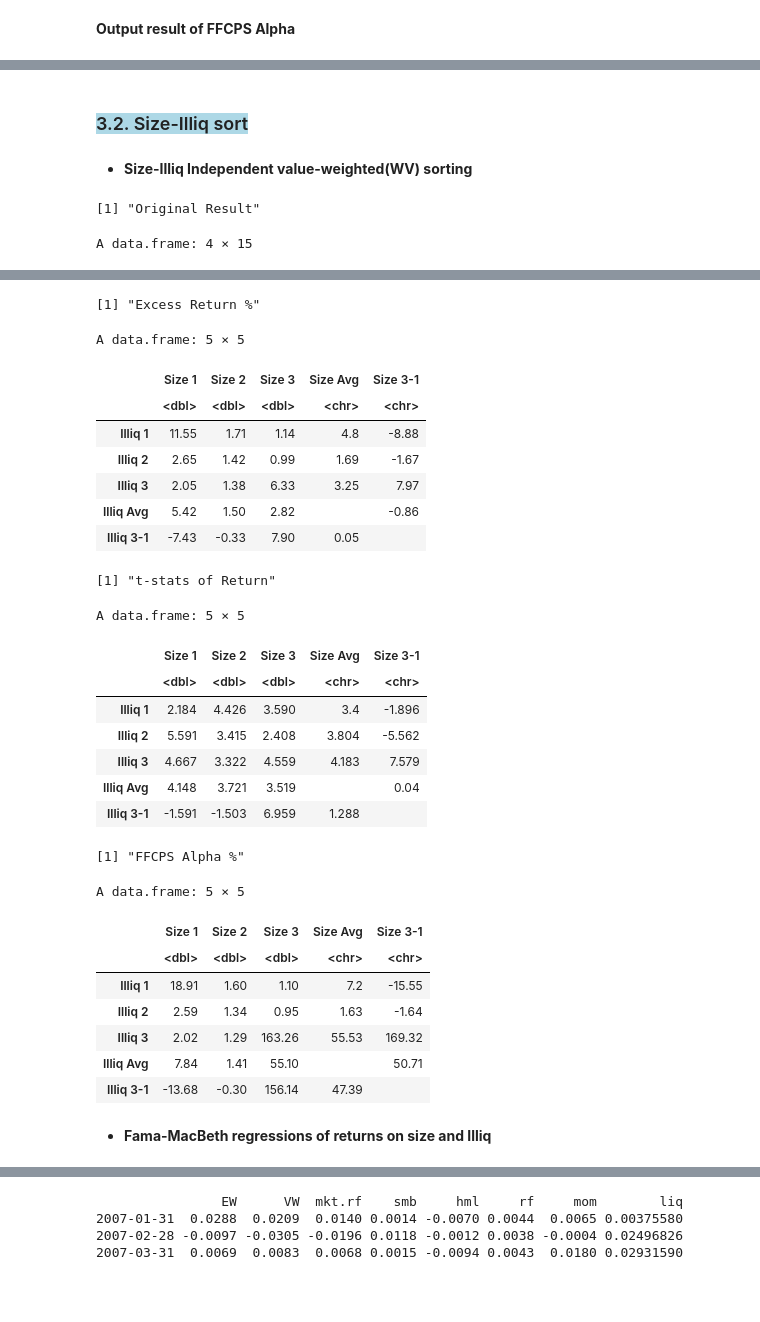
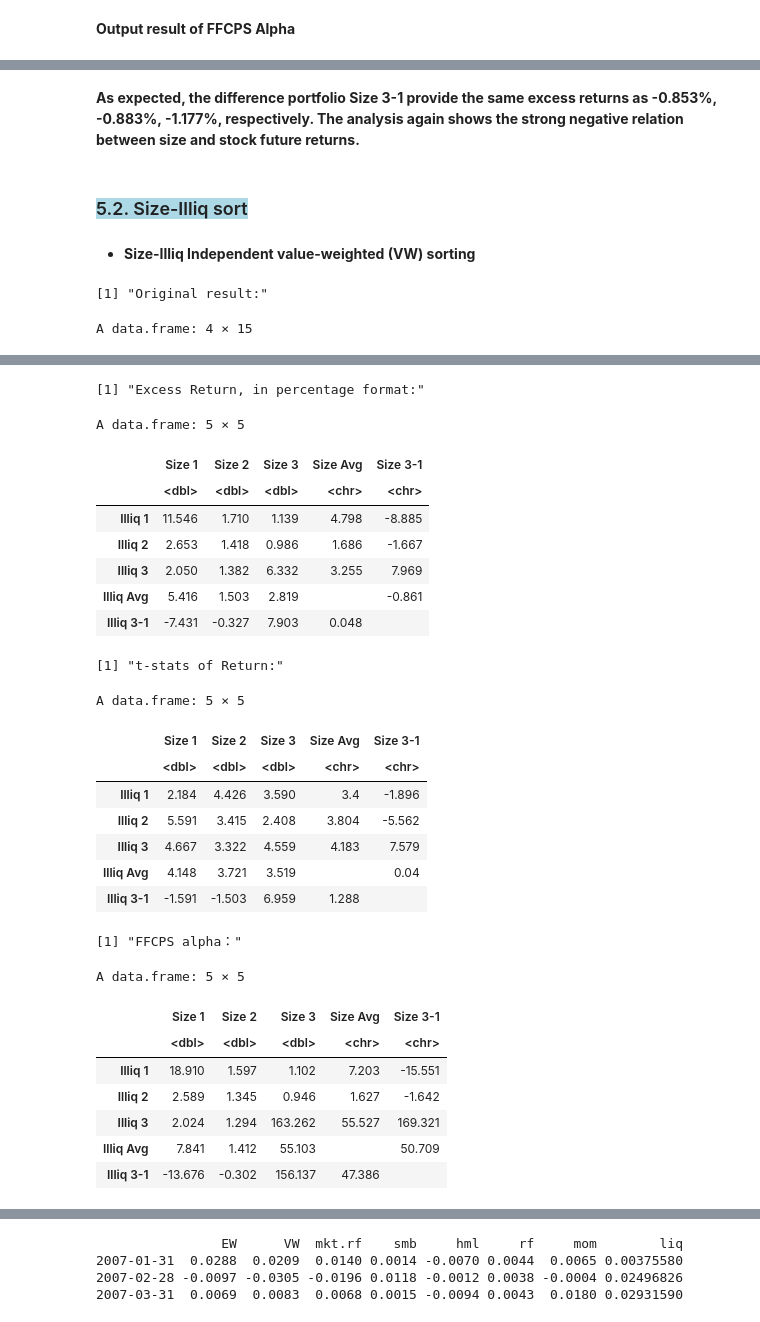
Before and after one commit to lz2110/JEM092-HW-Guan-Zhang-Zeng, a Jupyter notebook: HW2.ipynb, the cells around one changed output, grey strips where cells are left out. Saved outputs shown, nothing was run; the diff lists cells and outputs as text; code cells hidden in the pictures; blank space fills up the shorter version.

```diff
--- a/HW2.ipynb
+++ b/HW2.ipynb
@@ -610,7 +588,7 @@ getStat1 <- function (variable_data) {
 #name the row: mean, variance, skewness, excess kurtosis, minimum and maximum
 col_n <- c('Mean','SD', 'Skew', 'Kurt', 'Min','5%',
         '25%', 'Median', '75%', '95%','Max', 'n')
-row_n <- c('Beta','MktCap', 'Size', 'Value', 'Mom','Illiq', 'Return')
+row_n <- c('Beta','MktCap', 'Size', 'Value', 'Mom','Illiq', 'Excess Return')
 stock_n <- c(250,250,250,250,250,250,250)
 df_stat <- data.frame(getStat(monthly_betas))
 df_stat <- cbind(df_stat, getStat(monthly_market_caps))
@@ -904,4 +818,0 @@ When examing the individual decile portfolio returns, we found all portfolios ge
-# %%
-data <- list(monthly_betas)
-names(data) <- c('Beta')
-perform_fama_macbeth_regression(monthly_returns, data)
@@ -966,4 +868,0 @@ However, we could also find that the magnitudes of the average return of the val
-# %%
-data <- list(monthly_sizes)
-names(data) <- c('Size')
-perform_fama_macbeth_regression(monthly_returns, data)
@@ -1025,5 +920,0 @@ The results of the value-weighted portfolio analyses is quite similar to what we
-# %%
-data <- list(monthly_illiq)
-names(data) <- c('Illiquidity')
-perform_fama_macbeth_regression(monthly_returns, data)
-# has expected direction
@@ -1341,22 +1227,24 @@ A data.frame: 2 × 3
+# %% [markdown]
+**As expected, the difference portfolio Size 3-1 provide the same excess returns as -0.853%, -0.883%, -1.177%, respectively. The analysis again shows the strong negative relation between size and stock future returns.**
 # %% [markdown]
-### <span style='background: lightblue'>3.2. Size-Illiq sort</span>
+### <span style='background: lightblue'>5.2. Size-Illiq sort</span>
 # %% [markdown]
-* **Size-Illiq Independent value-weighted(WV) sorting**
+* **Size-Illiq Independent value-weighted (VW) sorting**
 # %%
 res_SizeIlliq <- bivariat_sort( monthly_sizes, monthly_illiq,
     monthly_returns, monthly_market_caps, 5)
 
-print("Original Result")
+print("Original result:")
 res_SizeIlliq
 # high value lower liquid, high returns, positive effect
-print("Excess Return %")
-format_result(res_SizeIlliq, "Size", "Illiq", 2, 100)
-print("t-stats of Return")
+print("Excess Return, in percentage format:")
+format_result(res_SizeIlliq, "Size", "Illiq", 3, 100)
+print("t-stats of Return:")
 format_result(res_SizeIlliq[2,], "Size", "Illiq", 3)
-print("FFCPS Alpha %")
-format_result(res_SizeIlliq[3,], "Size", "Illiq", 2, 100)
+print("FFCPS alpha：")
+format_result(res_SizeIlliq[3,], "Size", "Illiq", 3, 100)
 # %% [output]
-[1] "Original Result"
+[1] "Original result:"
 A data.frame: 4 × 15
 |  | 1 | 2 | 3 | 4 | 5 | 6 | 7 | 8 | 9 | 3 - 1 | 6 - 4 | ... |
 |  | <dbl> | <dbl> | <dbl> | <dbl> | <dbl> | <dbl> | <dbl> | <dbl> | <dbl> | <dbl> | <dbl> | ... |
@@ -1366,30 +1254,28 @@ A data.frame: 4 × 15
 | t-value | 2.34516 | 5.00295 | 4.31029 | 3.57375 | 3.36951 | 3.23750 | 3.08604 | 2.29496 | NaN | -1.81681 | -1.09006 | ... |
-[1] "Excess Return %"
+[1] "Excess Return, in percentage format:"
 A data.frame: 5 × 5
 |  | Size 1 | Size 2 | Size 3 | Size Avg | Size 3-1 |
 |  | <dbl> | <dbl> | <dbl> | <chr> | <chr> |
-| Illiq 1 | 11.55 | 1.71 | 1.14 | 4.8 | -8.88 |
-| Illiq 2 | 2.65 | 1.42 | 0.99 | 1.69 | -1.67 |
-| Illiq 3 | 2.05 | 1.38 | 6.33 | 3.25 | 7.97 |
-| Illiq Avg | 5.42 | 1.50 | 2.82 |  | -0.86 |
-| Illiq 3-1 | -7.43 | -0.33 | 7.90 | 0.05 |  |
+| Illiq 1 | 11.546 | 1.710 | 1.139 | 4.798 | -8.885 |
+| Illiq 2 | 2.653 | 1.418 | 0.986 | 1.686 | -1.667 |
+| Illiq 3 | 2.050 | 1.382 | 6.332 | 3.255 | 7.969 |
+| Illiq Avg | 5.416 | 1.503 | 2.819 |  | -0.861 |
+| Illiq 3-1 | -7.431 | -0.327 | 7.903 | 0.048 |  |
-[1] "t-stats of Return"
+[1] "t-stats of Return:"
 A data.frame: 5 × 5
 |  | Size 1 | Size 2 | Size 3 | Size Avg | Size 3-1 |
 |  | <dbl> | <dbl> | <dbl> | <chr> | <chr> |
 | Illiq 1 | 2.184 | 4.426 | 3.590 | 3.4 | -1.896 |
 | Illiq 2 | 5.591 | 3.415 | 2.408 | 3.804 | -5.562 |
 | Illiq 3 | 4.667 | 3.322 | 4.559 | 4.183 | 7.579 |
 | Illiq Avg | 4.148 | 3.721 | 3.519 |  | 0.04 |
 | Illiq 3-1 | -1.591 | -1.503 | 6.959 | 1.288 |  |
-[1] "FFCPS Alpha %"
+[1] "FFCPS alpha："
 A data.frame: 5 × 5
 |  | Size 1 | Size 2 | Size 3 | Size Avg | Size 3-1 |
 |  | <dbl> | <dbl> | <dbl> | <chr> | <chr> |
-| Illiq 1 | 18.91 | 1.60 | 1.10 | 7.2 | -15.55 |
-| Illiq 2 | 2.59 | 1.34 | 0.95 | 1.63 | -1.64 |
-| Illiq 3 | 2.02 | 1.29 | 163.26 | 55.53 | 169.32 |
-| Illiq Avg | 7.84 | 1.41 | 55.10 |  | 50.71 |
-| Illiq 3-1 | -13.68 | -0.30 | 156.14 | 47.39 |  |
+| Illiq 1 | 18.910 | 1.597 | 1.102 | 7.203 | -15.551 |
+| Illiq 2 | 2.589 | 1.345 | 0.946 | 1.627 | -1.642 |
+| Illiq 3 | 2.024 | 1.294 | 163.262 | 55.527 | 169.321 |
+| Illiq Avg | 7.841 | 1.412 | 55.103 |  | 50.709 |
+| Illiq 3-1 | -13.676 | -0.302 | 156.137 | 47.386 |  |
-# %% [markdown]
-* **Fama-MacBeth regressions of returns on size and Illiq**
```
Also changed, not shown: parts of 118 cells of this notebook.
